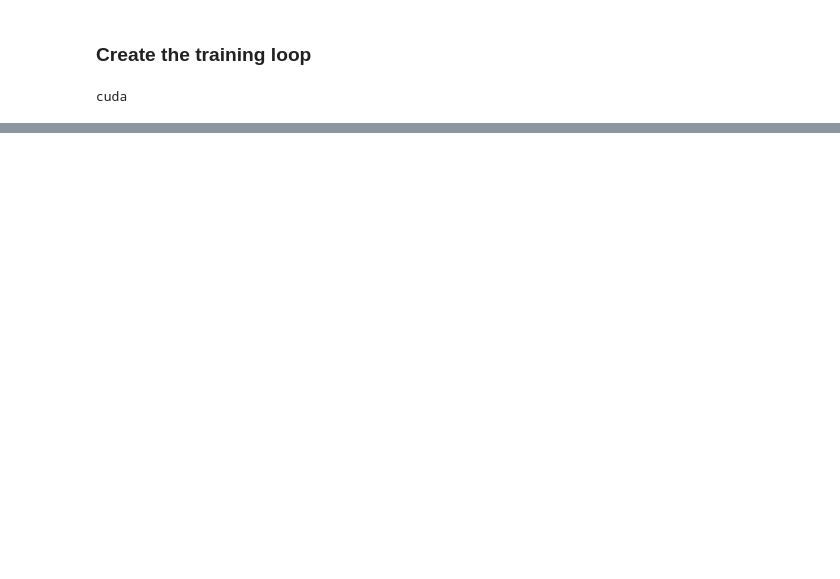
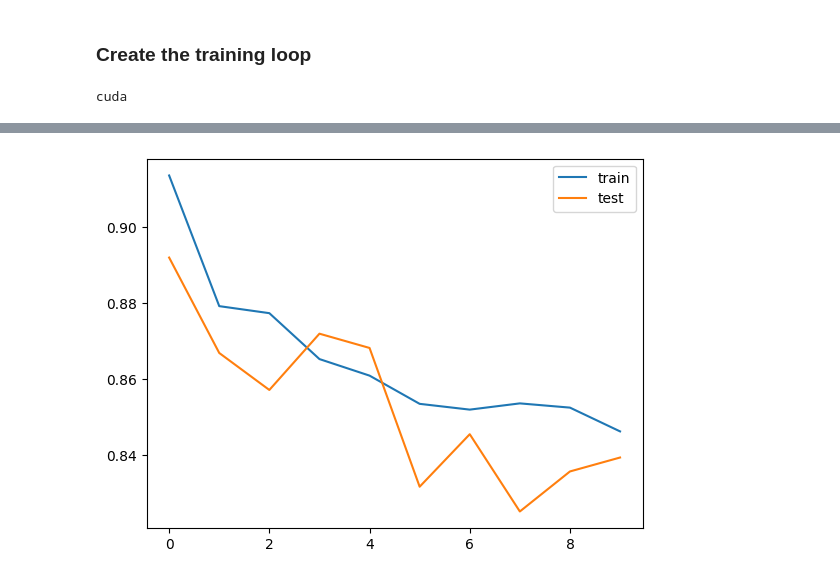
Before and after one commit to FalightSK/SpaceScienceXAI, a Jupyter notebook: experiment.ipynb, the cells around one changed output, grey strips where cells are left out. Saved outputs shown, nothing was run; the diff lists cells and outputs as text; code cells hidden in the pictures; blank space fills up the shorter version.

```diff
--- a/experiment.ipynb
+++ b/experiment.ipynb
@@ -39,8 +82,7 @@ num_features = len(feature_cols)
 # %%
 train_dataset, val_dataset, test_dataset = split_data(dataset)
 train_loader = create_dataloader(train_dataset, batch_size=batch_size)
-val_loader = create_dataloader(val_dataset)
-test_loader = create_dataloader(test_dataset)
+val_loader = create_dataloader(val_dataset, batch_size=batch_size)
 # %% [markdown]
 ### Define Important Module
 # %%
@@ -89,11 +138,9 @@ from tqdm import tqdm
 # %%
-num_epochs = 20
+num_epochs = 100
 best_val_loss = float('inf')
-patience = 5  # Early stopping patience
-epochs_no_improve = 0
 train_losses = []  # Store training losses
 val_losses = []    # Store validation losses
-for epoch in tqdm(range(num_epochs)):
+for epoch in tqdm(range(1, num_epochs+1)):
     model.train()  # Set the model to training mode
     embedding.train()
     running_loss = 0.0
@@ -117,14 +164,15 @@ for epoch in tqdm(range(num_epochs)):
         # Backward pass and optimization
         loss.backward()
         optimizer.step()
+        emb_optimizer.step()
         running_loss += loss.item() * features.size(0)  # Accumulate loss for the epoch
 
     epoch_train_loss = running_loss / len(train_loader.dataset)
-    print(f"Train || epoch {epoch} train loss: {epoch_train_loss}")
     train_losses.append(epoch_train_loss) # Append average loss
 
     # --- Validation Loop ---
     model.eval()  # Set the model to evaluation mode
+    embedding.eval()
     running_val_loss = 0.0
     with torch.no_grad():  # Disable gradient calculations during validation
         for batches in val_loader:
@@ -139,6 +187,17 @@ for epoch in tqdm(range(num_epochs)):
             loss = criterion(outputs.squeeze(), targets)
             running_val_loss += loss.item() * features.size(0)
     epoch_val_loss = running_val_loss / len(val_loader.dataset)
-    print(f"Validate || epoch {epoch} train loss: {epoch_val_loss}")
     val_losses.append(epoch_val_loss)
+
+    scheduler.step(epoch_val_loss)
+    emb_scheduler.step(epoch_val_loss)
+
+    if epoch_val_loss < best_val_loss:
+        best_val_loss = epoch_val_loss
+        torch.save({"model_state_dict": model.state_dict(), "context_encoder": embedding.state_dict()}, r"./weights/best.pth")
+
+    if epoch%10 == 0 or epoch == 1:
+        print(f"Train || epoch {epoch} train loss: {epoch_train_loss}")
+        print(f"Validate || epoch {epoch} val loss: {epoch_val_loss}")
+        print(f"Running learning rate {optimizer.param_groups[0]["lr"]}")
 # %% [output]
@@ -168,0 +211,7 @@ Train || epoch 11 train loss: 0.9857596338024691
+# %%
+plt.plot(range(len(train_losses)), train_losses, label="train")
+plt.plot(range(len(val_losses)), val_losses, label="test")
+plt.legend()
+plt.show()
+# %% [output]
+[figure, added]
```
Also changed, not shown: parts of 16 cells of this notebook, 16 other files.
